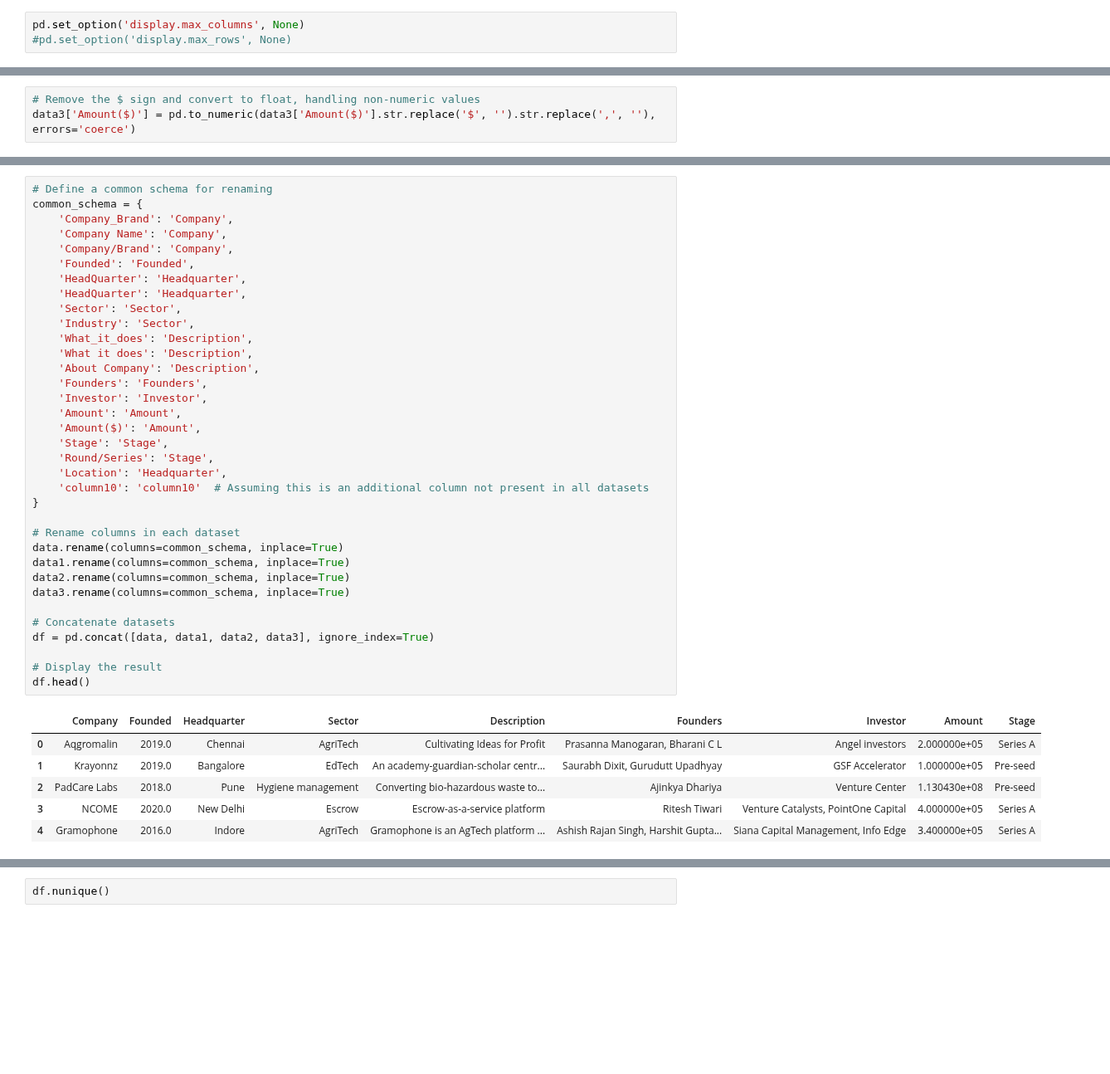
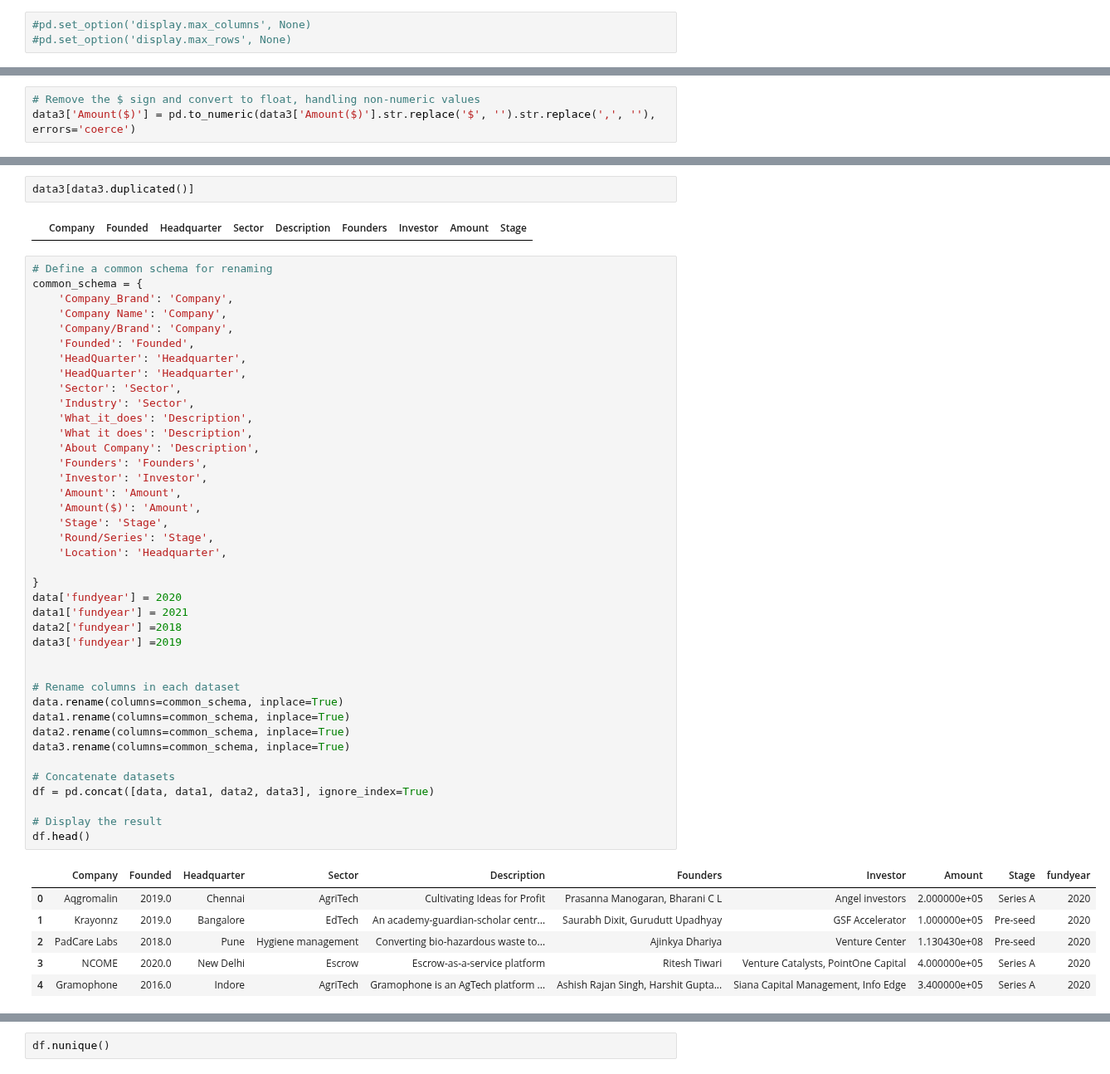
Before and after one commit to raymondmusyoka/Indian-startups-Fundings, a Jupyter notebook: Notebooks/project.ipynb, the cells around one changed output, grey strips where cells are left out. Shown at 83% size. Saved outputs shown, nothing was run; the diff lists cells and outputs as text; blank space fills up the shorter version.

```diff
--- a/Notebooks/project.ipynb
+++ b/Notebooks/project.ipynb
@@ -58,7 +58,7 @@ Requirement already satisfied: pyodbc in c:\users\user\appdata\local\programs\py
 Requirement already satisfied: python-dotenv in c:\users\user\appdata\local\programs\python\python311\lib\site-packages (1.0.1)
 Note: you may need to restart the kernel to use updated packages.
 # %%
-pd.set_option('display.max_columns', None)
+#pd.set_option('display.max_columns', None)
 #pd.set_option('display.max_rows', None)
 # %% [markdown]
  ### Import all the necessary packages
@@ -607,3 +623,7 @@ print(data3)
+# %%
+data3[data3.duplicated()]
+# %% [output]
+|  | Company | Founded | Headquarter | Sector | Description | Founders | Investor | Amount | Stage |
 # %%
 # Define a common schema for renaming
 common_schema = {
@@ -612,40 +632,45 @@ common_schema = {
     'Company/Brand': 'Company',
     'Founded': 'Founded',
     'HeadQuarter': 'Headquarter',
     'HeadQuarter': 'Headquarter',
     'Sector': 'Sector',
     'Industry': 'Sector',
     'What_it_does': 'Description',
     'What it does': 'Description',
     'About Company': 'Description',
     'Founders': 'Founders',
     'Investor': 'Investor',
     'Amount': 'Amount',
     'Amount($)': 'Amount',
     'Stage': 'Stage',
     'Round/Series': 'Stage',
     'Location': 'Headquarter',
-    'column10': 'column10'  # Assuming this is an additional column not present in all datasets
+
 }
+data['fundyear'] = 2020
+data1['fundyear'] = 2021
+data2['fundyear'] =2018
+data3['fundyear'] =2019
+
 
 # Rename columns in each dataset
 data.rename(columns=common_schema, inplace=True)
 data1.rename(columns=common_schema, inplace=True)
 data2.rename(columns=common_schema, inplace=True)
 data3.rename(columns=common_schema, inplace=True)
 
 # Concatenate datasets
 df = pd.concat([data, data1, data2, data3], ignore_index=True)
 
 # Display the result
 df.head()
 # %% [output]
-|  | Company | Founded | Headquarter | Sector | Description | Founders | Investor | Amount | Stage |
-| 0 | Aqgromalin | 2019.0 | Chennai | AgriTech | Cultivating Ideas for Profit | Prasanna Manogaran, Bharani C L | Angel investors | 2.000000e+05 | Series A |
-| 1 | Krayonnz | 2019.0 | Bangalore | EdTech | An academy-guardian-scholar centr... | Saurabh Dixit, Gurudutt Upadhyay | GSF Accelerator | 1.000000e+05 | Pre-seed |
-| 2 | PadCare Labs | 2018.0 | Pune | Hygiene management | Converting bio-hazardous waste to... | Ajinkya Dhariya | Venture Center | 1.130430e+08 | Pre-seed |
-| 3 | NCOME | 2020.0 | New Delhi | Escrow | Escrow-as-a-service platform | Ritesh Tiwari | Venture Catalysts, PointOne Capital | 4.000000e+05 | Series A |
-| 4 | Gramophone | 2016.0 | Indore | AgriTech | Gramophone is an AgTech platform ... | Ashish Rajan Singh, Harshit Gupta... | Siana Capital Management, Info Edge | 3.400000e+05 | Series A |
+|  | Company | Founded | Headquarter | Sector | Description | Founders | Investor | Amount | Stage | fundyear |
+| 0 | Aqgromalin | 2019.0 | Chennai | AgriTech | Cultivating Ideas for Profit | Prasanna Manogaran, Bharani C L | Angel investors | 2.000000e+05 | Series A | 2020 |
+| 1 | Krayonnz | 2019.0 | Bangalore | EdTech | An academy-guardian-scholar centr... | Saurabh Dixit, Gurudutt Upadhyay | GSF Accelerator | 1.000000e+05 | Pre-seed | 2020 |
+| 2 | PadCare Labs | 2018.0 | Pune | Hygiene management | Converting bio-hazardous waste to... | Ajinkya Dhariya | Venture Center | 1.130430e+08 | Pre-seed | 2020 |
+| 3 | NCOME | 2020.0 | New Delhi | Escrow | Escrow-as-a-service platform | Ritesh Tiwari | Venture Catalysts, PointOne Capital | 4.000000e+05 | Series A | 2020 |
+| 4 | Gramophone | 2016.0 | Indore | AgriTech | Gramophone is an AgTech platform ... | Ashish Rajan Singh, Harshit Gupta... | Siana Capital Management, Info Edge | 3.400000e+05 | Series A | 2020 |
 # %%
 df["Amount"].value_counts
 # %% [output]
```
Also changed, not shown: parts of 9 cells of this notebook.
